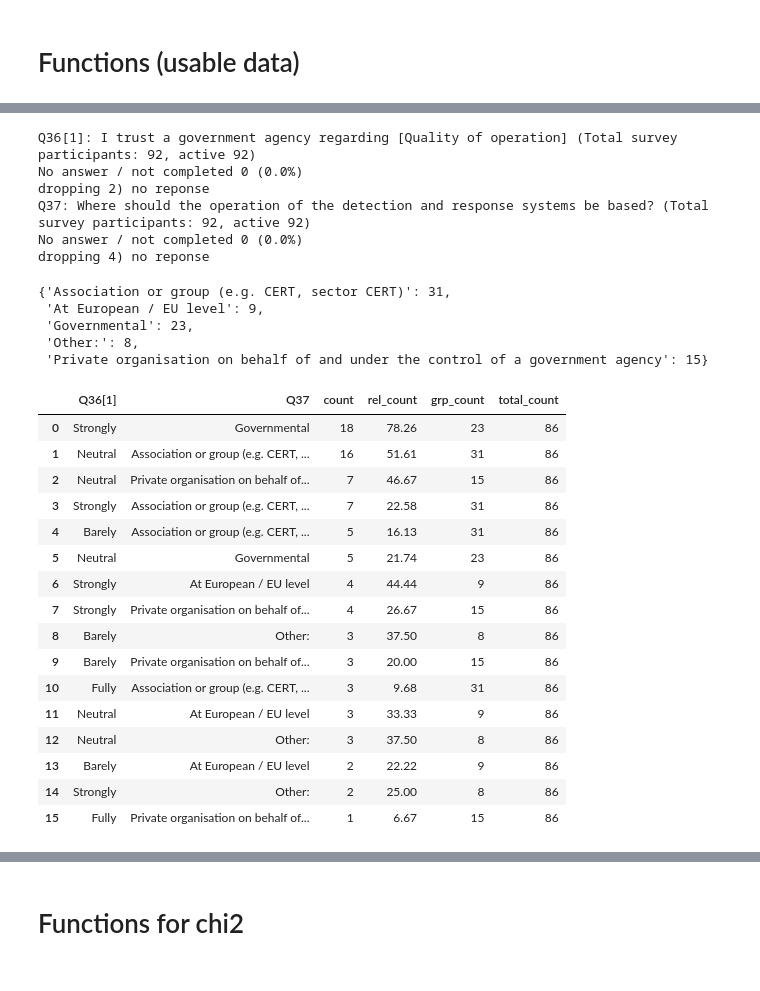
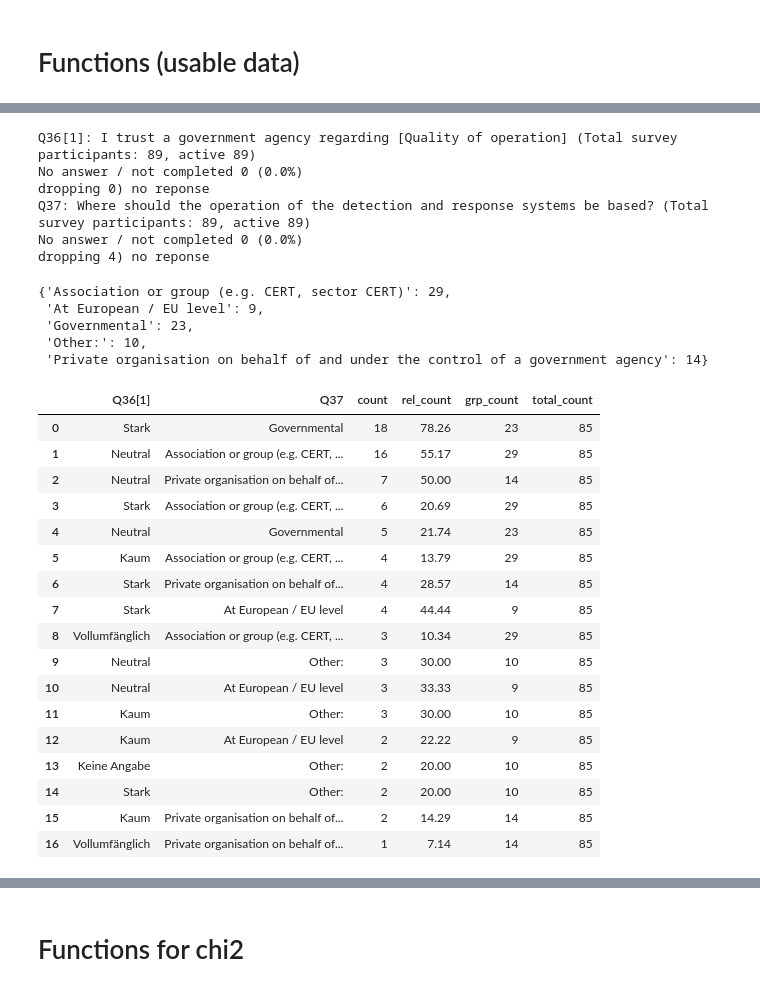
Before and after one commit to studyonstateids/studyonstateids, a Jupyter notebook: Analysis.ipynb, the cells around one changed output, grey strips where cells are left out. Drawn from its saved outputs; the diff is of its cells as text; code cells hidden in the pictures.

```diff
--- a/Analysis.ipynb
+++ b/Analysis.ipynb
@@ -63,8 +63,8 @@ import plotly.express as px
 pd.set_option('display.max_columns', None)
 
 sns.set()
-data = pd.read_csv("../results-survey736756.csv")
-translation = pd.read_csv("../csv/sentences_translated.csv", sep=";")
+data = pd.read_csv("./survey/results-survey736756.csv", sep=";")
+translation = pd.read_csv("./survey/sentences_translated.csv", sep=";")
 # %%
 translation
 # %% [output]
@@ -162,7 +171,6 @@ dict_values(['Antwort ID', 'Datum Abgeschickt', 'Letzte Seite', 'Start-Sprache',
 # %%
-#all_questions
-q_r = re.compile("^Q([0-9]{0,3})(Copy|EXT){,1}(\[(.*)\])?$") #some are missing
-all_questions = list(filter(q_r.match, list(data.columns))) # Read Note below
+q_r = re.compile(r"^Q([0-9]{0,3})(Copy|EXT){,1}(\[(.*)\[)?$")
+all_questions = list(filter(q_r.match, list(data.columns)))
 # %%
 for qid in all_questions:
     data[qid] = data[qid].apply(lambda x: translate_text(x))
@@ -238,5 +243,8 @@ Calling int on a single element Series is deprecated and will raise a TypeError
 # %%
 usable_data = data[data['Q38'] == 'Very secure']
+# %%
+usable_data = usable_data[usable_data['lastpage'] != 0]
+usable_data = usable_data[usable_data['lastpage'] != 1]
 # %%
 total_part = len(usable_data)
 print(total_part)
@@ -415,7 +418,7 @@ def get_rel_stats(qid, db=True, df=usable_data, drop_nr=False):
     return df, noans
 
 def migrate_multiselection(qid, db=True, df=usable_data, drop_nr=False):
-    sel_col = re.findall(r"" + qid + "\[[0-9]+]", ' '.join(q_dict.keys()))
+    sel_col = re.findall(rf"{qid}\[[0-9]+]", ' '.join(q_dict.keys()))
     df, noans = pr_info_get_df(sel_col, df=df, db=db, drop_nr=drop_nr)
     print(f"\n\nTotal no answer: max {max(noans)}, min {min(noans)}, med {noans.median()}, avg {noans.mean()}\n\n") if db==True else None
     #df = usable_data[sel_col]
@@ -439,53 +442,54 @@ def get_bar(qid, qid2 = None, grp=True, type = 0, sort = True, color=0, x = 0, y
             df.rename(columns={qid:q_dict[qid], qid2:q_dict[qid2]}, inplace=True)
             fig = px.bar(df, x = (q_dict[qid] if not x else x), y = ('rel_count' if not y else y), color=(q_dict[qid2] if not color else color), hover_data=["rel_count", "count", "grp_count", "total_count"])
         else:
             fig = px.bar(df, x = (qid if not x else x), y = ('rel_count' if not y else y), color=(qid2 if not color else color), hover_data=["rel_count", "count", "grp_count", "total_count"])
     else:
-        sel_col = re.findall(r"" + qid + "\[[0-9]+]", ' '.join(q_dict.keys()))
+        sel_col = re.findall(rf"{qid}\[[0-9]+]", ' '.join(q_dict.keys()))
         if len(sel_col) > 1:
             print("this is a multiselection question") if db==True else None
             df, noans = migrate_multiselection(qid, db=db, df=df, drop_nr=drop_nr)
             fig = px.bar(df, x = 'variable' if not x else x, y = 'Sizes' if not y else y, color='value' if not color else color)#, hover_data=["rel_count", "count", "grp_count", "total_count"])
         else:
             df, noans = get_rel_stats(qid, db=db, df=df, drop_nr=drop_nr)
             fig = px.bar(df, x='unique_values', y='counts')
 
     update_layout(fig, grp, sort)
     return fig, df, noans
 
 #get_cross_stats("Q37", "Q08", type=0, sort=1)
 #get_bar('Q04')[0].show()
 #vis, df, _ = get_bar('Q31')
 
 #get_bar("Q37", "Q08")[0].show()
 
 get_bar('Q36[1]', 'Q37', drop_nr=True)[0].show()
 # %% [output]
-Q36[1]: I trust a government agency regarding [Quality of operation] (Total survey participants: 92, active 92)
+Q36[1]: I trust a government agency regarding [Quality of operation] (Total survey participants: 89, active 89)
 No answer / not completed 0 (0.0%)
-dropping 2) no reponse
-Q37: Where should the operation of the detection and response systems be based? (Total survey participants: 92, active 92)
+dropping 0) no reponse
+Q37: Where should the operation of the detection and response systems be based? (Total survey participants: 89, active 89)
 No answer / not completed 0 (0.0%)
 dropping 4) no reponse
-{'Association or group (e.g. CERT, sector CERT)': 31,
+{'Association or group (e.g. CERT, sector CERT)': 29,
  'At European / EU level': 9,
  'Governmental': 23,
- 'Other:': 8,
- 'Private organisation on behalf of and under the control of a government agency': 15}
+ 'Other:': 10,
+ 'Private organisation on behalf of and under the control of a government agency': 14}
 |  | Q36[1] | Q37 | count | rel_count | grp_count | total_count |
-| 0 | Strongly | Governmental | 18 | 78.26 | 23 | 86 |
-| 1 | Neutral | Association or group (e.g. CERT, ... | 16 | 51.61 | 31 | 86 |
-| 2 | Neutral | Private organisation on behalf of... | 7 | 46.67 | 15 | 86 |
-| 3 | Strongly | Association or group (e.g. CERT, ... | 7 | 22.58 | 31 | 86 |
-| 4 | Barely | Association or group (e.g. CERT, ... | 5 | 16.13 | 31 | 86 |
-| 5 | Neutral | Governmental | 5 | 21.74 | 23 | 86 |
-| 6 | Strongly | At European / EU level | 4 | 44.44 | 9 | 86 |
-| 7 | Strongly | Private organisation on behalf of... | 4 | 26.67 | 15 | 86 |
-| 8 | Barely | Other: | 3 | 37.50 | 8 | 86 |
-| 9 | Barely | Private organisation on behalf of... | 3 | 20.00 | 15 | 86 |
-| 10 | Fully | Association or group (e.g. CERT, ... | 3 | 9.68 | 31 | 86 |
-| 11 | Neutral | At European / EU level | 3 | 33.33 | 9 | 86 |
-| 12 | Neutral | Other: | 3 | 37.50 | 8 | 86 |
-| 13 | Barely | At European / EU level | 2 | 22.22 | 9 | 86 |
-| 14 | Strongly | Other: | 2 | 25.00 | 8 | 86 |
-| 15 | Fully | Private organisation on behalf of... | 1 | 6.67 | 15 | 86 |
+| 0 | Stark | Governmental | 18 | 78.26 | 23 | 85 |
+| 1 | Neutral | Association or group (e.g. CERT, ... | 16 | 55.17 | 29 | 85 |
+| 2 | Neutral | Private organisation on behalf of... | 7 | 50.00 | 14 | 85 |
+| 3 | Stark | Association or group (e.g. CERT, ... | 6 | 20.69 | 29 | 85 |
+| 4 | Neutral | Governmental | 5 | 21.74 | 23 | 85 |
+| 5 | Kaum | Association or group (e.g. CERT, ... | 4 | 13.79 | 29 | 85 |
+| 6 | Stark | Private organisation on behalf of... | 4 | 28.57 | 14 | 85 |
+| 7 | Stark | At European / EU level | 4 | 44.44 | 9 | 85 |
+| 8 | Vollumfänglich | Association or group (e.g. CERT, ... | 3 | 10.34 | 29 | 85 |
+| 9 | Neutral | Other: | 3 | 30.00 | 10 | 85 |
+| 10 | Neutral | At European / EU level | 3 | 33.33 | 9 | 85 |
+| 11 | Kaum | Other: | 3 | 30.00 | 10 | 85 |
+| 12 | Kaum | At European / EU level | 2 | 22.22 | 9 | 85 |
+| 13 | Keine Angabe | Other: | 2 | 20.00 | 10 | 85 |
+| 14 | Stark | Other: | 2 | 20.00 | 10 | 85 |
+| 15 | Kaum | Private organisation on behalf of... | 2 | 14.29 | 14 | 85 |
+| 16 | Vollumfänglich | Private organisation on behalf of... | 1 | 7.14 | 14 | 85 |
```
Also changed, not shown: parts of 55 cells of this notebook, 11 other files.
